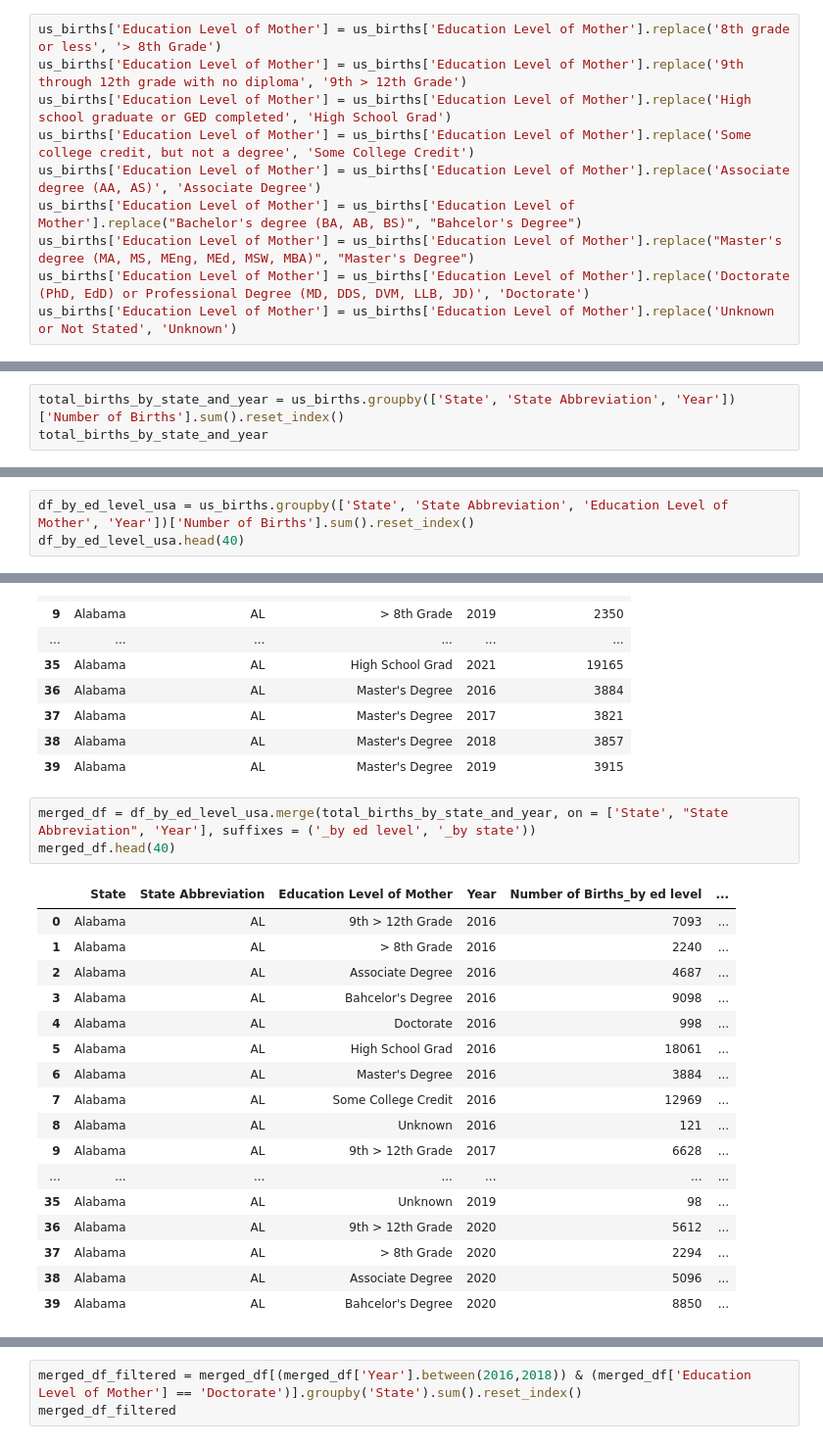
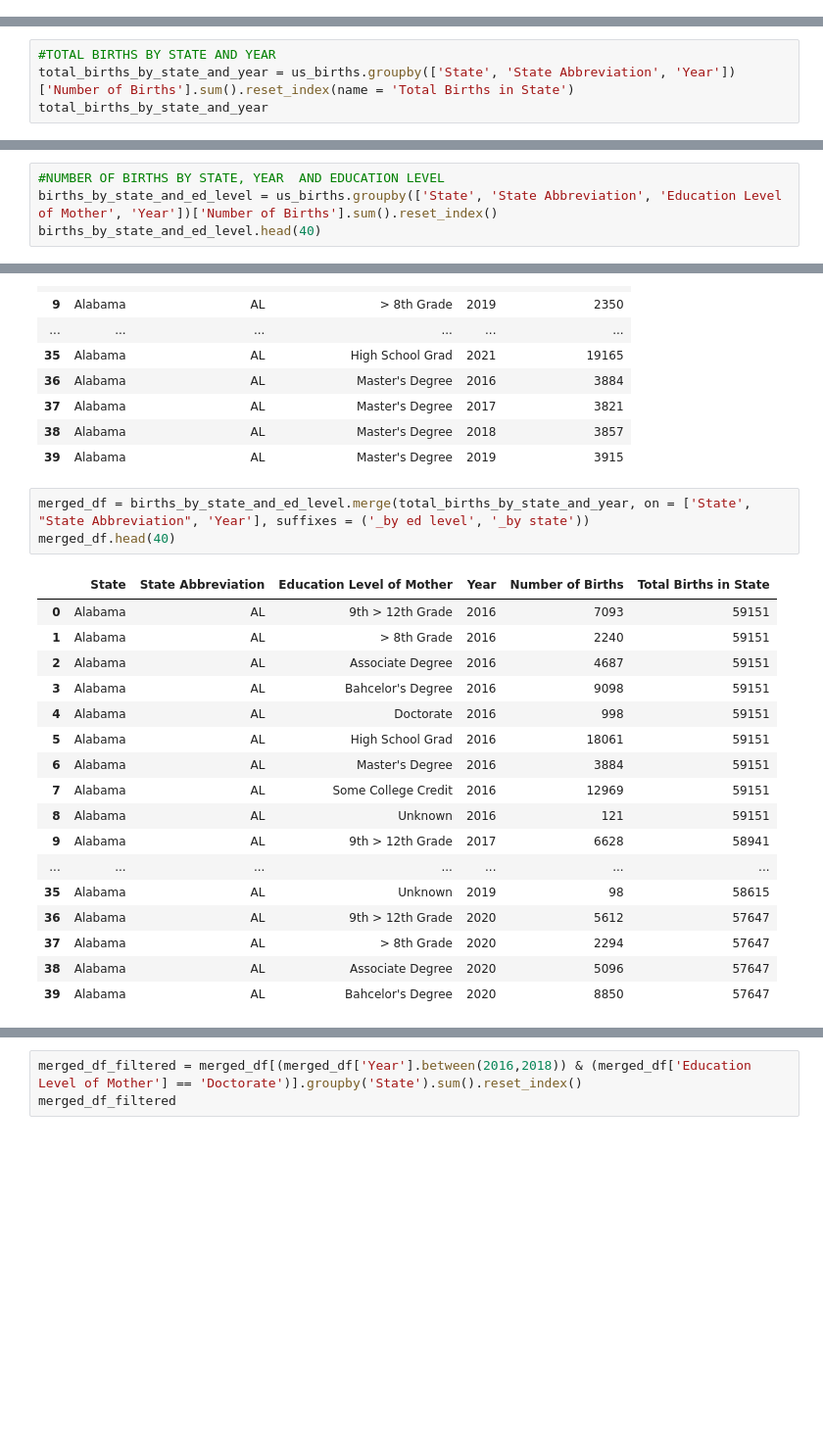
Before and after one commit to avt1993/US-Births-2016-2021, a Jupyter notebook: US_Births_Data_Cleaning.ipynb, the cells around one changed output, grey strips where cells are left out. Shown at 98% size. Saved outputs shown, nothing was run; the diff lists cells and outputs as text; blank space fills up the shorter version.

```diff
--- a/US_Births_Data_Cleaning.ipynb
+++ b/US_Births_Data_Cleaning.ipynb
@@ -30,10 +16,0 @@ df.to_csv('us_births_2016_2021_updated.csv', index = False)
-# %%
-us_births['Education Level of Mother'] = us_births['Education Level of Mother'].replace('8th grade or less', '> 8th Grade')
-us_births['Education Level of Mother'] = us_births['Education Level of Mother'].replace('9th through 12th grade with no diploma', '9th > 12th Grade')
-us_births['Education Level of Mother'] = us_births['Education Level of Mother'].replace('High school graduate or GED completed', 'High School Grad')
-us_births['Education Level of Mother'] = us_births['Education Level of Mother'].replace('Some college credit, but not a degree', 'Some College Credit')
-us_births['Education Level of Mother'] = us_births['Education Level of Mother'].replace('Associate degree (AA, AS)', 'Associate Degree')
-us_births['Education Level of Mother'] = us_births['Education Level of Mother'].replace("Bachelor's degree (BA, AB, BS)", "Bahcelor's Degree")
-us_births['Education Level of Mother'] = us_births['Education Level of Mother'].replace("Master's degree (MA, MS, MEng, MEd, MSW, MBA)", "Master's Degree")
-us_births['Education Level of Mother'] = us_births['Education Level of Mother'].replace('Doctorate (PhD, EdD) or Professional Degree (MD, DDS, DVM, LLB, JD)', 'Doctorate')
-us_births['Education Level of Mother'] = us_births['Education Level of Mother'].replace('Unknown or Not Stated', 'Unknown')
@@ -227,4 +330,5 @@ states_df
 # %%
-total_births_by_state_and_year = us_births.groupby(['State', 'State Abbreviation', 'Year'])['Number of Births'].sum().reset_index()
+#TOTAL BIRTHS BY STATE AND YEAR
+total_births_by_state_and_year = us_births.groupby(['State', 'State Abbreviation', 'Year'])['Number of Births'].sum().reset_index(name = 'Total Births in State')
 total_births_by_state_and_year
 # %% [output]
@@ -244,6 +366,7 @@ total_births_by_state_and_year
 # %%
-df_by_ed_level_usa = us_births.groupby(['State', 'State Abbreviation', 'Education Level of Mother', 'Year'])['Number of Births'].sum().reset_index()
-df_by_ed_level_usa.head(40)
+#NUMBER OF BIRTHS BY STATE, YEAR  AND EDUCATION LEVEL
+births_by_state_and_ed_level = us_births.groupby(['State', 'State Abbreviation', 'Education Level of Mother', 'Year'])['Number of Births'].sum().reset_index()
+births_by_state_and_ed_level.head(40)
 # %% [output]
 |  | State | State Abbreviation | Education Level of Mother | Year | Number of Births |
 | 0 | Alabama | AL | 9th > 12th Grade | 2016 | 7093 |
@@ -263,23 +386,23 @@ df_by_ed_level_usa.head(40)
 | 38 | Alabama | AL | Master's Degree | 2018 | 3857 |
 | 39 | Alabama | AL | Master's Degree | 2019 | 3915 |
 # %%
-merged_df = df_by_ed_level_usa.merge(total_births_by_state_and_year, on = ['State', "State Abbreviation", 'Year'], suffixes = ('_by ed level', '_by state'))
+merged_df = births_by_state_and_ed_level.merge(total_births_by_state_and_year, on = ['State', "State Abbreviation", 'Year'], suffixes = ('_by ed level', '_by state'))
 merged_df.head(40)
 # %% [output]
-|  | State | State Abbreviation | Education Level of Mother | Year | Number of Births_by ed level | ... |
-| 0 | Alabama | AL | 9th > 12th Grade | 2016 | 7093 | ... |
-| 1 | Alabama | AL | > 8th Grade | 2016 | 2240 | ... |
-| 2 | Alabama | AL | Associate Degree | 2016 | 4687 | ... |
-| 3 | Alabama | AL | Bahcelor's Degree | 2016 | 9098 | ... |
-| 4 | Alabama | AL | Doctorate | 2016 | 998 | ... |
-| 5 | Alabama | AL | High School Grad | 2016 | 18061 | ... |
-| 6 | Alabama | AL | Master's Degree | 2016 | 3884 | ... |
-| 7 | Alabama | AL | Some College Credit | 2016 | 12969 | ... |
-| 8 | Alabama | AL | Unknown | 2016 | 121 | ... |
-| 9 | Alabama | AL | 9th > 12th Grade | 2017 | 6628 | ... |
+|  | State | State Abbreviation | Education Level of Mother | Year | Number of Births | Total Births in State |
+| 0 | Alabama | AL | 9th > 12th Grade | 2016 | 7093 | 59151 |
+| 1 | Alabama | AL | > 8th Grade | 2016 | 2240 | 59151 |
+| 2 | Alabama | AL | Associate Degree | 2016 | 4687 | 59151 |
+| 3 | Alabama | AL | Bahcelor's Degree | 2016 | 9098 | 59151 |
+| 4 | Alabama | AL | Doctorate | 2016 | 998 | 59151 |
+| 5 | Alabama | AL | High School Grad | 2016 | 18061 | 59151 |
+| 6 | Alabama | AL | Master's Degree | 2016 | 3884 | 59151 |
+| 7 | Alabama | AL | Some College Credit | 2016 | 12969 | 59151 |
+| 8 | Alabama | AL | Unknown | 2016 | 121 | 59151 |
+| 9 | Alabama | AL | 9th > 12th Grade | 2017 | 6628 | 58941 |
 | ... | ... | ... | ... | ... | ... | ... |
-| 35 | Alabama | AL | Unknown | 2019 | 98 | ... |
-| 36 | Alabama | AL | 9th > 12th Grade | 2020 | 5612 | ... |
-| 37 | Alabama | AL | > 8th Grade | 2020 | 2294 | ... |
-| 38 | Alabama | AL | Associate Degree | 2020 | 5096 | ... |
-| 39 | Alabama | AL | Bahcelor's Degree | 2020 | 8850 | ... |
+| 35 | Alabama | AL | Unknown | 2019 | 98 | 58615 |
+| 36 | Alabama | AL | 9th > 12th Grade | 2020 | 5612 | 57647 |
+| 37 | Alabama | AL | > 8th Grade | 2020 | 2294 | 57647 |
+| 38 | Alabama | AL | Associate Degree | 2020 | 5096 | 57647 |
+| 39 | Alabama | AL | Bahcelor's Degree | 2020 | 8850 | 57647 |
```
Also changed, not shown: parts of 41 cells of this notebook, 3 other files.
